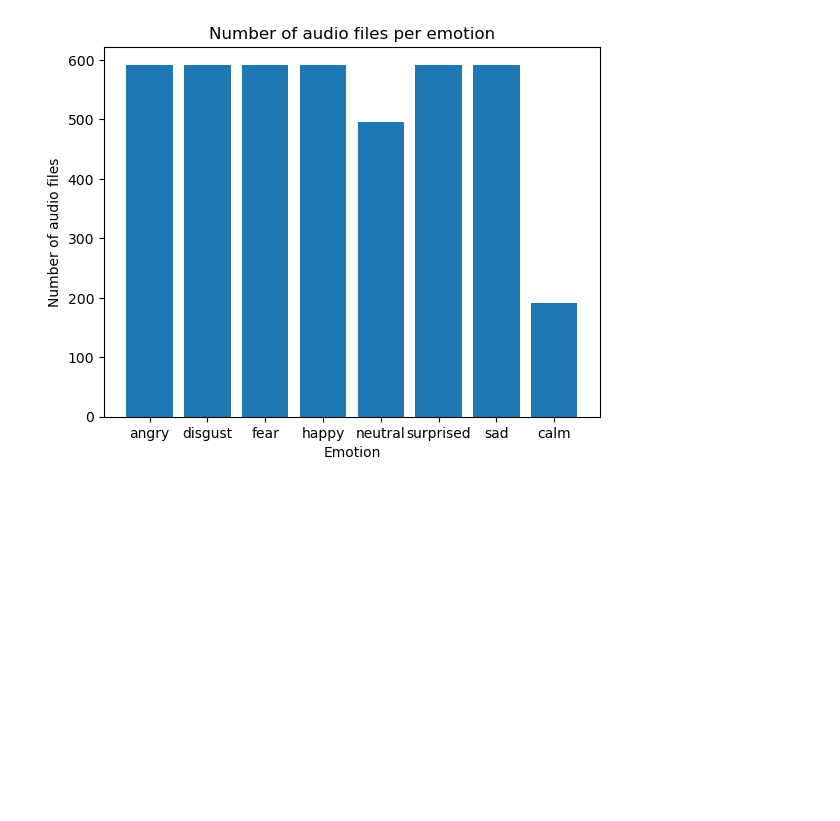
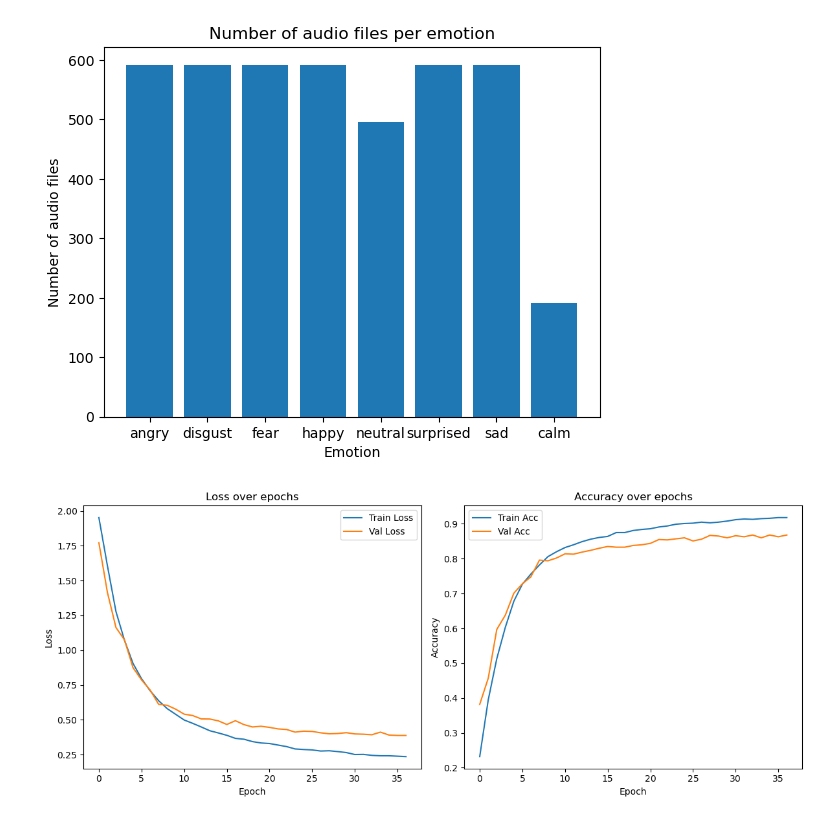
Before and after one commit to NobleBorn/dml-project, a Jupyter notebook: project/project_team_75-1.ipynb, the cells around one changed output. Drawn from its saved outputs; the diff is of its cells as text; code cells hidden in the pictures; blank space fills up the shorter version.

```diff
--- a/project/project_team_75-1.ipynb
+++ b/project/project_team_75-1.ipynb
@@ -657,6 +657,38 @@ plt.show()
 # %% [output]
 {'angry': 592, 'disgust': 592, 'fear': 592, 'happy': 592, 'neutral': 496, 'surprised': 592, 'sad': 592, 'calm': 192}
 [figure]
+# %%
+train_losses = [
+    1.953, 1.607, 1.278, 1.071, 0.905, 0.795, 0.709, 0.637, 0.580, 0.539,
+    0.498, 0.474, 0.448, 0.421, 0.405, 0.388, 0.366, 0.360, 0.343, 0.333,
+    0.329, 0.318, 0.307, 0.290, 0.286, 0.283, 0.275, 0.277, 0.271, 0.264,
+    0.250, 0.251, 0.244, 0.241, 0.241, 0.238, 0.235
+]
+
+train_accs = [
+    0.232, 0.395, 0.513, 0.603, 0.678, 0.727, 0.756, 0.782, 0.806, 0.820,
+    0.832, 0.840, 0.849, 0.856, 0.861, 0.864, 0.875, 0.875, 0.881, 0.884,
+    0.886, 0.891, 0.894, 0.899, 0.901, 0.902, 0.905, 0.903, 0.905, 0.908,
+    0.912, 0.914, 0.913, 0.915, 0.916, 0.918, 0.918
+]
+
+val_losses = [
+    1.772, 1.415, 1.163, 1.074, 0.874, 0.786, 0.714, 0.611, 0.604, 0.576,
+    0.540, 0.530, 0.506, 0.505, 0.492, 0.466, 0.493, 0.465, 0.448, 0.453,
+    0.445, 0.434, 0.430, 0.411, 0.418, 0.416, 0.406, 0.399, 0.401, 0.407,
+    0.398, 0.396, 0.392, 0.411, 0.390, 0.387, 0.387
+]
+
+val_accs = [
+    0.382, 0.457, 0.597, 0.638, 0.701, 0.728, 0.748, 0.796, 0.794, 0.802,
+    0.814, 0.813, 0.819, 0.824, 0.830, 0.835, 0.833, 0.833, 0.838, 0.840,
+    0.844, 0.855, 0.854, 0.857, 0.860, 0.851, 0.856, 0.867, 0.865, 0.860,
+    0.866, 0.863, 0.868, 0.860, 0.868, 0.863, 0.868
+]
+
+plot_loss_acc(train_losses, train_accs, val_losses, val_accs, "cnn_gru_model")
+# %% [output]
+[figure, added]
 # %%
 def plot_loss_acc(train_losses, train_accs, val_losses, val_accs, plot_name):
     plt.figure(figsize=(12,5))
```
Also changed, not shown: parts of 1 cell of this notebook, 1 other file.
